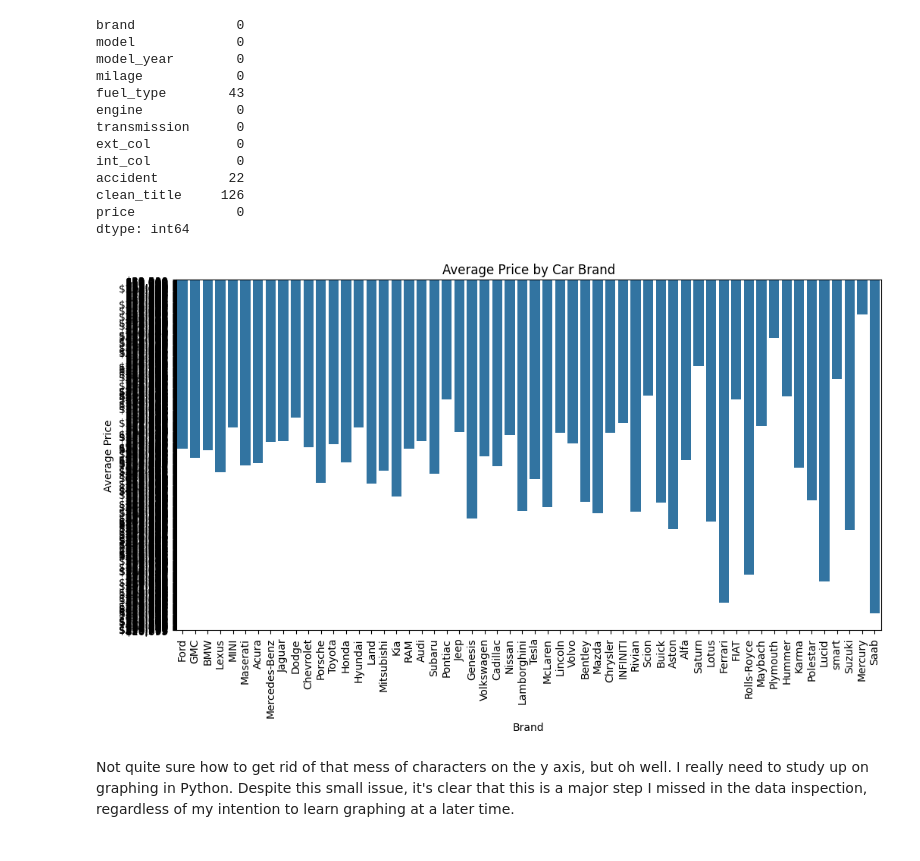
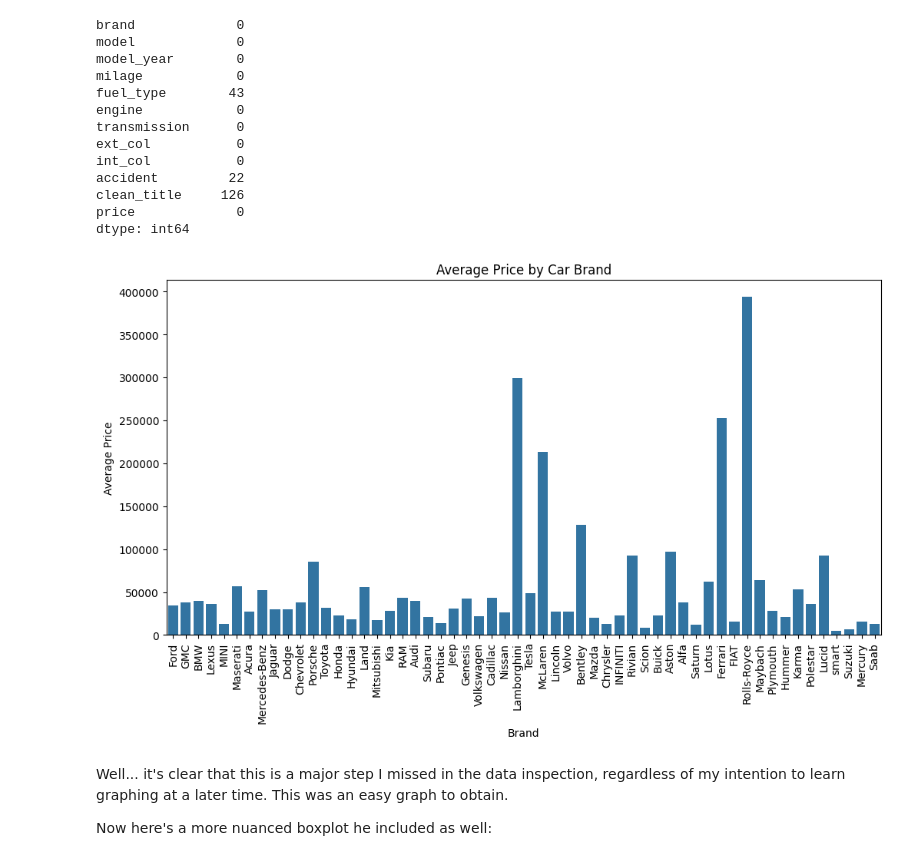
Before and after one commit to crdcamp/lin-reg-practice, a Jupyter notebook: kaggle_review.ipynb, the cells around one changed output. Cells and saved outputs as stored; diff of their text form; code cells hidden in the pictures.

Commit message:
Some more graphing

```diff
--- a/kaggle_review.ipynb
+++ b/kaggle_review.ipynb
@@ -142,14 +142,17 @@ clean_title     126
 price             0
 dtype: int64
 # %%
+df_train['price'] = df_train['price'].str.replace('$', '').str.replace(',', '').astype(float)
 plt.figure(figsize=(12, 6))
 sns.barplot(x='brand', y='price', data=df_train, errorbar=None)
 plt.title("Average Price by Car Brand")
 plt.xlabel("Brand")
 plt.ylabel("Average Price")
 plt.xticks(rotation=90)
 plt.show()
 # %% [output]
-[figure, old version]
+[figure, new version]
 # %% [markdown]
-Not quite sure how to get rid of that mess of characters on the y axis, but oh well. I really need to study up on graphing in Python. Despite this small issue, it's clear that this is a major step I missed in the data inspection, regardless of my intention to learn graphing at a later time.
+Well... it's clear that this is a major step I missed in the data inspection, regardless of my intention to learn graphing at a later time. This was an easy graph to obtain.
+
+Now here's a more nuanced boxplot he included as well:
```
Also changed, not shown: parts of 7 cells of this notebook.
